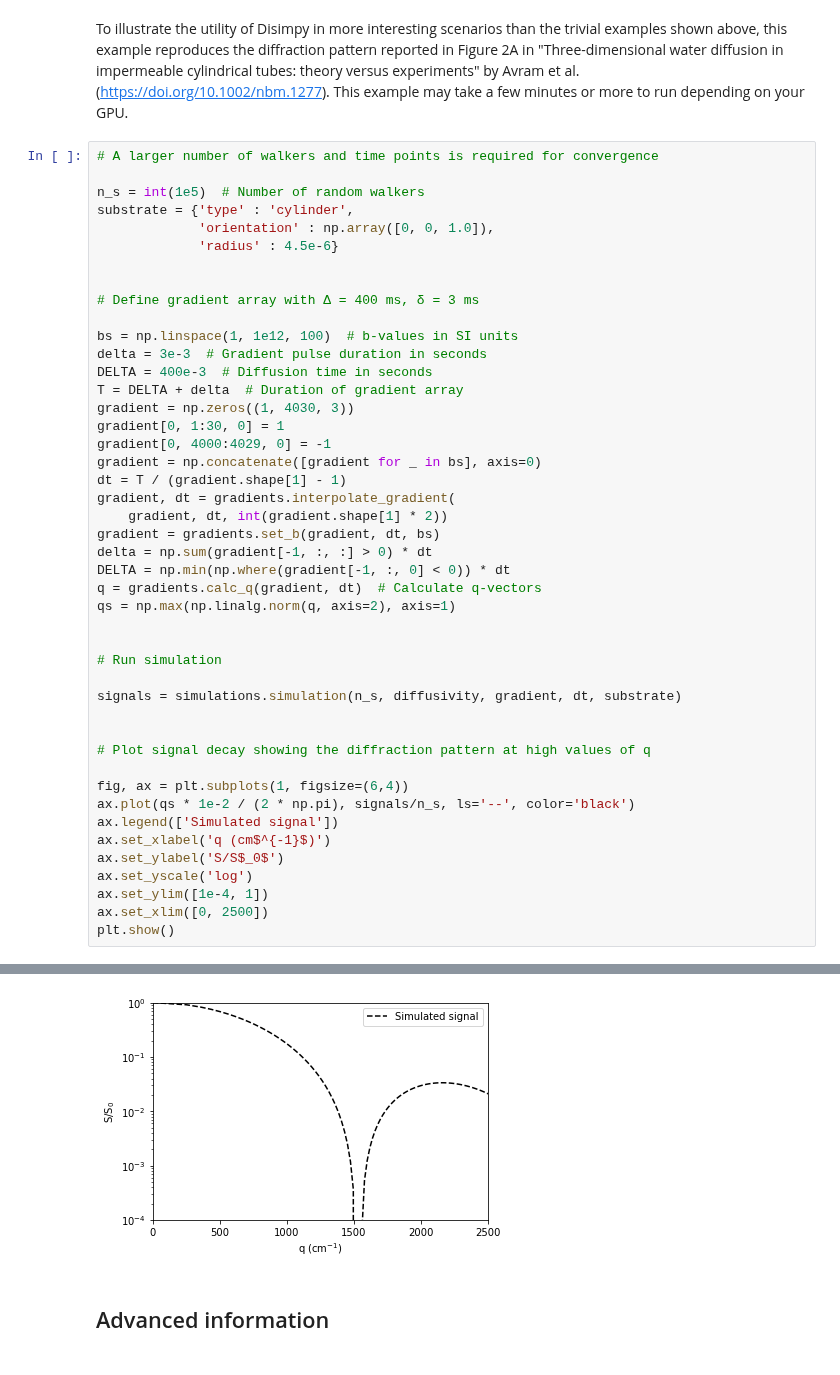
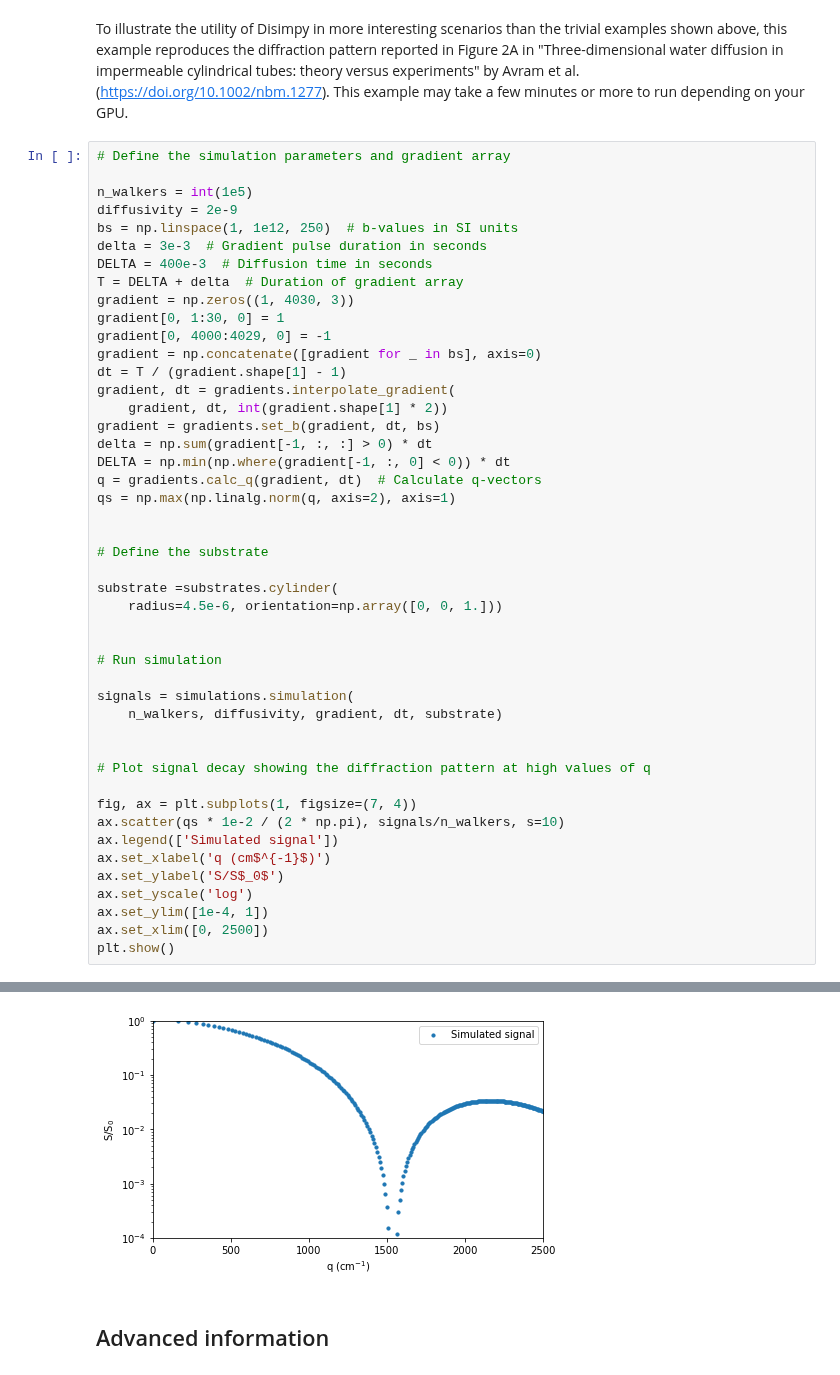
Before and after one commit to kerkelae/disimpy, a Jupyter notebook: docs/source/tutorial.ipynb, the cells around one changed output, grey strips where cells are left out. Cells and saved outputs as stored; diff of their text form.

```diff
--- a/docs/source/tutorial.ipynb
+++ b/docs/source/tutorial.ipynb
@@ -231,17 +265,11 @@ If you use Disimpy with the same GPU that runs your operating system's graphical
 # %% [markdown]
 To illustrate the utility of Disimpy in more interesting scenarios than the trivial examples shown above, this example reproduces the diffraction pattern reported in Figure 2A in "Three-dimensional water diffusion in impermeable cylindrical tubes: theory versus experiments" by Avram et al. (https://doi.org/10.1002/nbm.1277). This example may take a few minutes or more to run depending on your GPU.
 # %%
-# A larger number of walkers and time points is required for convergence
+# Define the simulation parameters and gradient array
 
-n_s = int(1e5)  # Number of random walkers
-substrate = {'type' : 'cylinder',
-             'orientation' : np.array([0, 0, 1.0]),
-             'radius' : 4.5e-6}
-
-
-# Define gradient array with Δ = 400 ms, δ = 3 ms
-
-bs = np.linspace(1, 1e12, 100)  # b-values in SI units
+n_walkers = int(1e5)
+diffusivity = 2e-9
+bs = np.linspace(1, 1e12, 250)  # b-values in SI units
 delta = 3e-3  # Gradient pulse duration in seconds
 DELTA = 400e-3  # Diffusion time in seconds
 T = DELTA + delta  # Duration of gradient array
@@ -259,15 +287,22 @@ q = gradients.calc_q(gradient, dt)  # Calculate q-vectors
 qs = np.max(np.linalg.norm(q, axis=2), axis=1)
 
 
+# Define the substrate
+
+substrate =substrates.cylinder(
+    radius=4.5e-6, orientation=np.array([0, 0, 1.]))
+
+
 # Run simulation
 
-signals = simulations.simulation(n_s, diffusivity, gradient, dt, substrate)
+signals = simulations.simulation(
+    n_walkers, diffusivity, gradient, dt, substrate)
 
 
 # Plot signal decay showing the diffraction pattern at high values of q
 
-fig, ax = plt.subplots(1, figsize=(6,4))
-ax.plot(qs * 1e-2 / (2 * np.pi), signals/n_s, ls='--', color='black')
+fig, ax = plt.subplots(1, figsize=(7, 4))
+ax.scatter(qs * 1e-2 / (2 * np.pi), signals/n_walkers, s=10)
 ax.legend(['Simulated signal'])
 ax.set_xlabel('q (cm$^{-1}$)')
 ax.set_ylabel('S/S$_0$')
@@ -281,8 +316,8 @@ Number of spins = 100000
 Number of steps = 8060
 Step length = 7.74692790935623e-07 m
 Step duration = 5.0012410027302064e-05 s
 Simulation finished.
-[figure, old version]
+[figure, new version]
 # %% [markdown]
 ## Advanced information
 # %% [markdown]
```
Also changed, not shown: parts of 43 cells of this notebook, 2 other files.
